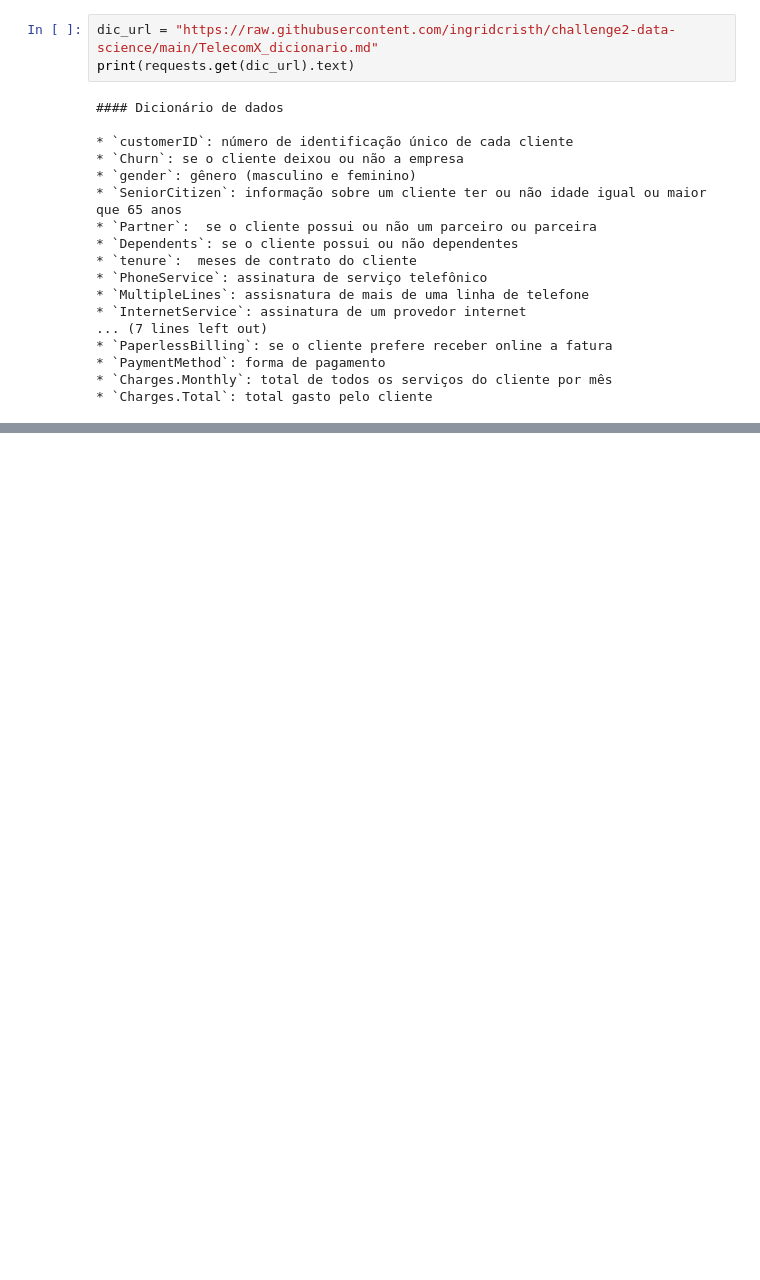
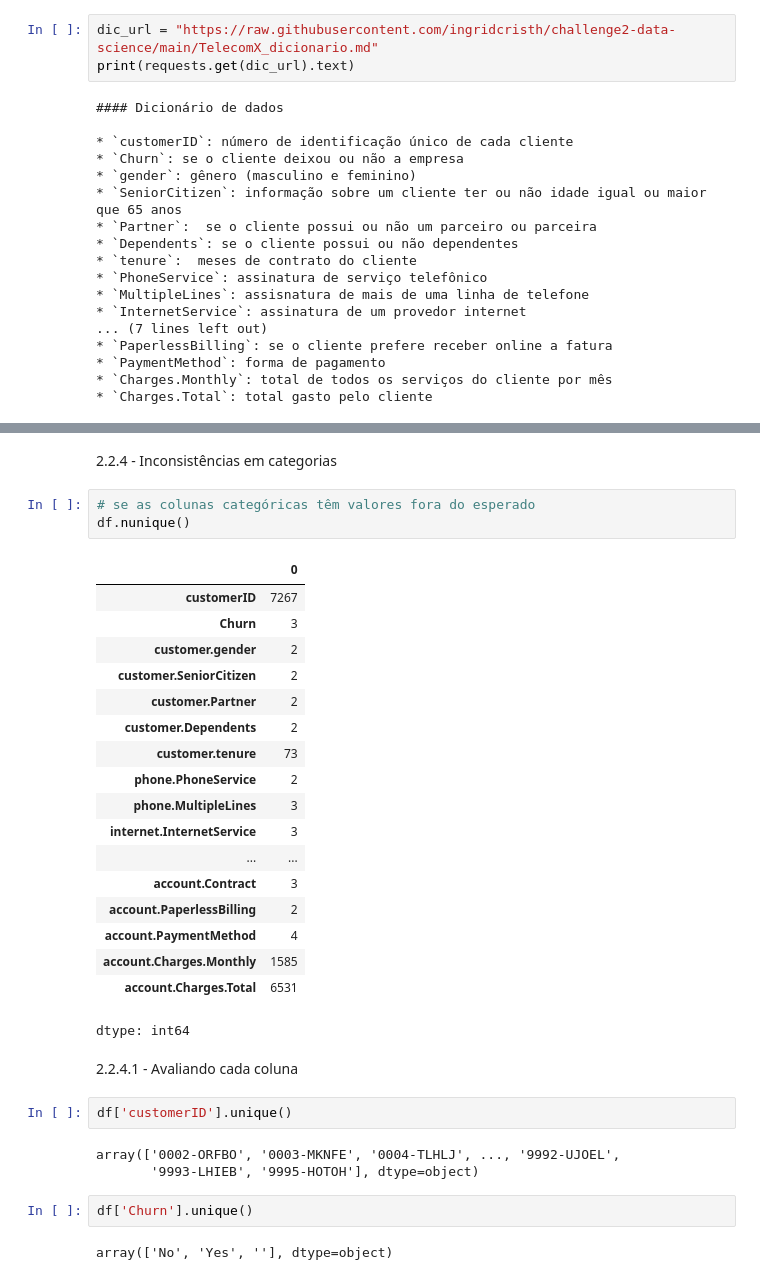
Before and after one commit to jcmaiolo/Challenge-churn-de-clientes, a Jupyter notebook: TelecomX_BR.ipynb, the cells around one changed output, grey strips where cells are left out. Drawn from its saved outputs; the diff is of its cells as text; blank space fills up the shorter version.

```diff
--- a/TelecomX_BR.ipynb
+++ b/TelecomX_BR.ipynb
@@ -117,0 +173,35 @@ print(requests.get(dic_url).text)
+# %% [markdown]
+2.2.4 - Inconsistências em categorias
+# %%
+# se as colunas categóricas têm valores fora do esperado
+df.nunique()
+# %% [output]
+|  | 0 |
+| customerID | 7267 |
+| Churn | 3 |
+| customer.gender | 2 |
+| customer.SeniorCitizen | 2 |
+| customer.Partner | 2 |
+| customer.Dependents | 2 |
+| customer.tenure | 73 |
+| phone.PhoneService | 2 |
+| phone.MultipleLines | 3 |
+| internet.InternetService | 3 |
+| ... | ... |
+| account.Contract | 3 |
+| account.PaperlessBilling | 2 |
+| account.PaymentMethod | 4 |
+| account.Charges.Monthly | 1585 |
+| account.Charges.Total | 6531 |
+dtype: int64
+# %% [markdown]
+2.2.4.1 - Avaliando cada coluna
+# %%
+df['customerID'].unique()
+# %% [output]
+array(['0002-ORFBO', '0003-MKNFE', '0004-TLHLJ', ..., '9992-UJOEL',
+       '9993-LHIEB', '9995-HOTOH'], dtype=object)
+# %%
+df['Churn'].unique()
+# %% [output]
+array(['No', 'Yes', ''], dtype=object)
```
Also changed, not shown: parts of 51 cells of this notebook.
